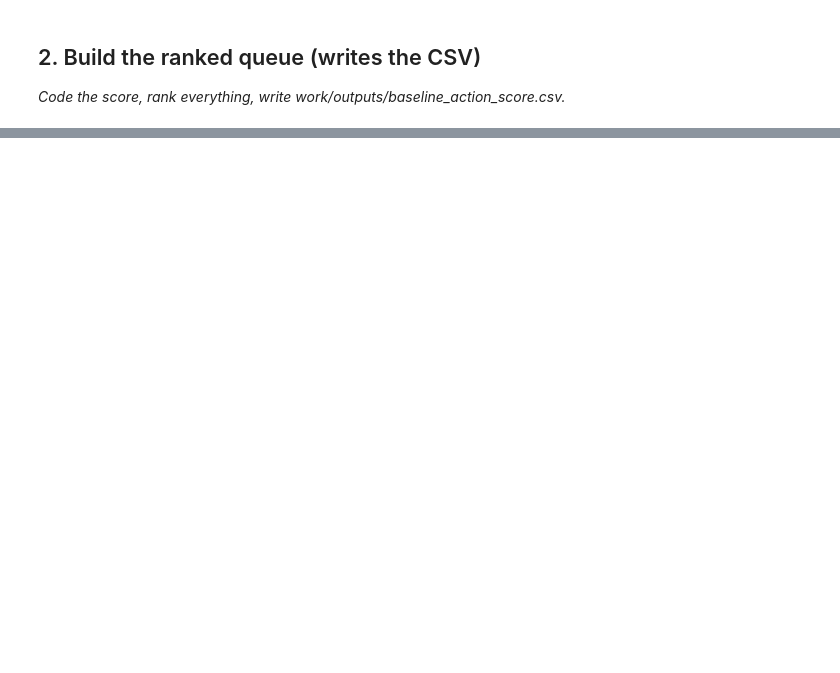
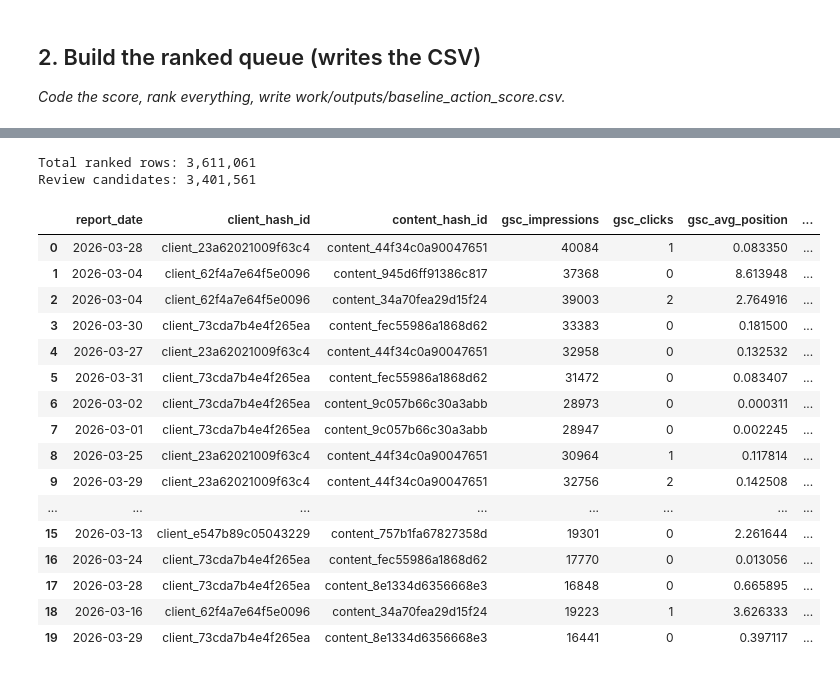
Before and after one commit to Umair01-code/FlyRank-ML-Intrenship, a Jupyter notebook: work/notebooks/w04_baseline_score.ipynb, the cells around one changed output, grey strips where cells are left out. Cells and saved outputs as stored; diff of their text form; code cells hidden in the pictures; blank space fills up the shorter version.

```diff
--- a/work/notebooks/w04_baseline_score.ipynb
+++ b/work/notebooks/w04_baseline_score.ipynb
@@ -24,0 +277,75 @@ This skeleton is yours to fill. Work the sections **in order** — each one has
+# %%
+# Baseline score: visibility + observed CTR opportunity
+
+# Visibility increases gradually with impressions.
+ranked["visibility_score"] = np.log1p(
+    ranked["gsc_impressions"]
+) / np.log1p(
+    ranked["gsc_impressions"].max()
+)
+
+# CTR opportunity:
+# zero CTR is a strong observed signal, while higher CTR reduces
+# the opportunity score.
+ranked["ctr_opportunity"] = (
+    1 - (
+        ranked["ctr"] / positive_ctr_median
+    )
+).clip(lower=0, upper=1)
+
+# Give the CTR opportunity the main weight, with visibility
+# providing prioritization among otherwise similar rows.
+ranked["score"] = (
+    0.7 * ranked["ctr_opportunity"]
+    + 0.3 * ranked["visibility_score"]
+)
+
+# One actionable reason code.
+ranked["reason_code"] = np.where(
+    ranked["ctr"] < positive_ctr_median,
+    "LOW_CTR_OPPORTUNITY",
+    "NO_ACTION"
+)
+
+# Action label.
+ranked["action"] = np.where(
+    ranked["reason_code"] == "LOW_CTR_OPPORTUNITY",
+    "REVIEW",
+    "NO_ACTION"
+)
+
+# Rank highest score first.
+ranked = ranked.sort_values(
+    ["score", "gsc_impressions"],
+    ascending=[False, False]
+).reset_index(drop=True)
+
+ranked["rank"] = np.arange(1, len(ranked) + 1)
+
+print("Total ranked rows:", f"{len(ranked):,}")
+print(
+    "Review candidates:",
+    f"{(ranked['action'] == 'REVIEW').sum():,}"
+)
+
+ranked.head(20)
+# %% [output]
+Total ranked rows: 3,611,061
+Review candidates: 3,401,561
+|  | report_date | client_hash_id | content_hash_id | gsc_impressions | gsc_clicks | gsc_avg_position | ... |
+| 0 | 2026-03-28 | client_23a62021009f63c4 | content_44f34c0a90047651 | 40084 | 1 | 0.083350 | ... |
+| 1 | 2026-03-04 | client_62f4a7e64f5e0096 | content_945d6ff91386c817 | 37368 | 0 | 8.613948 | ... |
+| 2 | 2026-03-04 | client_62f4a7e64f5e0096 | content_34a70fea29d15f24 | 39003 | 2 | 2.764916 | ... |
+| 3 | 2026-03-30 | client_73cda7b4e4f265ea | content_fec55986a1868d62 | 33383 | 0 | 0.181500 | ... |
+| 4 | 2026-03-27 | client_23a62021009f63c4 | content_44f34c0a90047651 | 32958 | 0 | 0.132532 | ... |
+| 5 | 2026-03-31 | client_73cda7b4e4f265ea | content_fec55986a1868d62 | 31472 | 0 | 0.083407 | ... |
+| 6 | 2026-03-02 | client_73cda7b4e4f265ea | content_9c057b66c30a3abb | 28973 | 0 | 0.000311 | ... |
+| 7 | 2026-03-01 | client_73cda7b4e4f265ea | content_9c057b66c30a3abb | 28947 | 0 | 0.002245 | ... |
+| 8 | 2026-03-25 | client_23a62021009f63c4 | content_44f34c0a90047651 | 30964 | 1 | 0.117814 | ... |
+| 9 | 2026-03-29 | client_23a62021009f63c4 | content_44f34c0a90047651 | 32756 | 2 | 0.142508 | ... |
+| ... | ... | ... | ... | ... | ... | ... | ... |
+| 15 | 2026-03-13 | client_e547b89c05043229 | content_757b1fa67827358d | 19301 | 0 | 2.261644 | ... |
+| 16 | 2026-03-24 | client_73cda7b4e4f265ea | content_fec55986a1868d62 | 17770 | 0 | 0.013056 | ... |
+| 17 | 2026-03-28 | client_73cda7b4e4f265ea | content_8e1334d6356668e3 | 16848 | 0 | 0.665895 | ... |
+| 18 | 2026-03-16 | client_62f4a7e64f5e0096 | content_34a70fea29d15f24 | 19223 | 1 | 3.626333 | ... |
+| 19 | 2026-03-29 | client_73cda7b4e4f265ea | content_8e1334d6356668e3 | 16441 | 0 | 0.397117 | ... |
```
Also changed, not shown: parts of 25 cells of this notebook.
